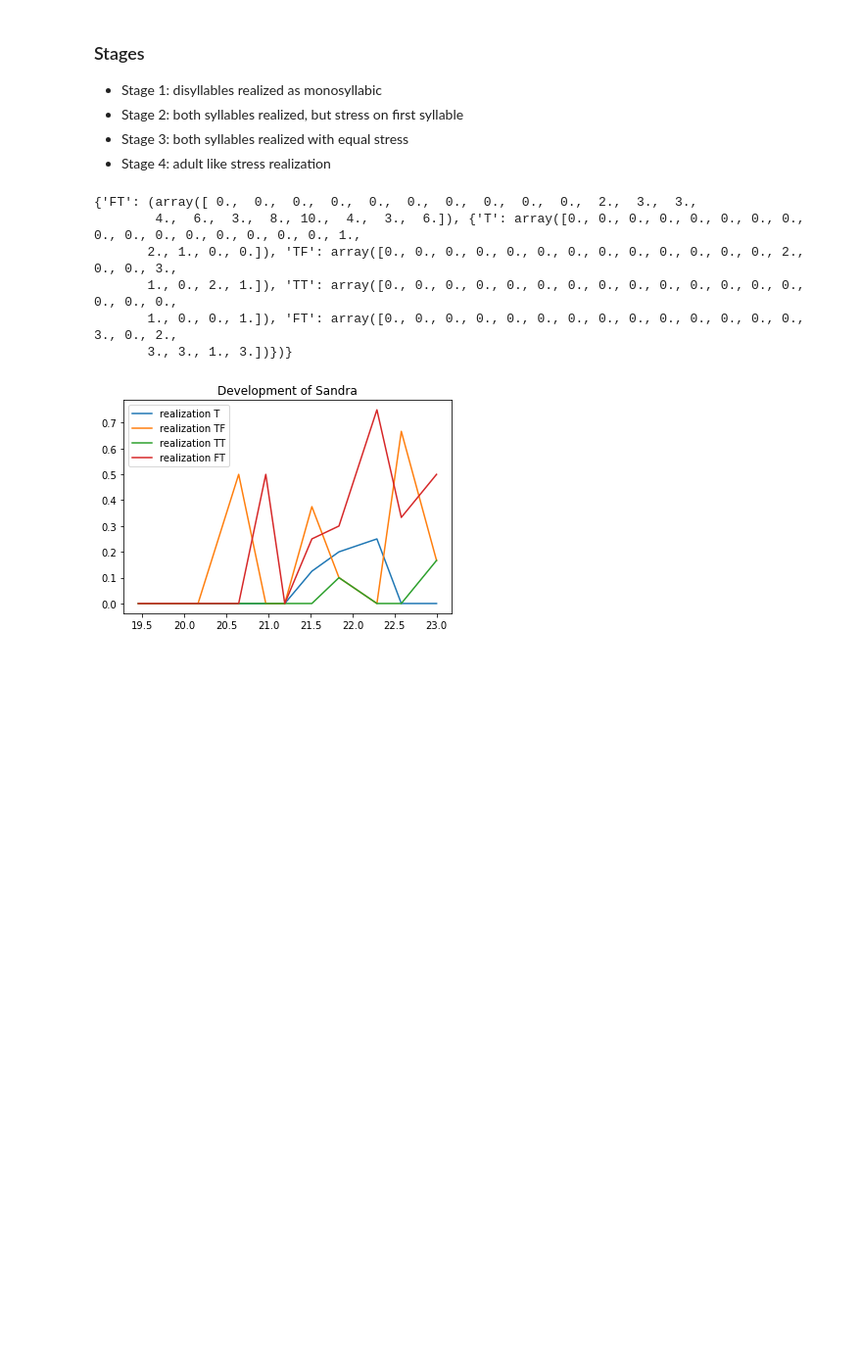
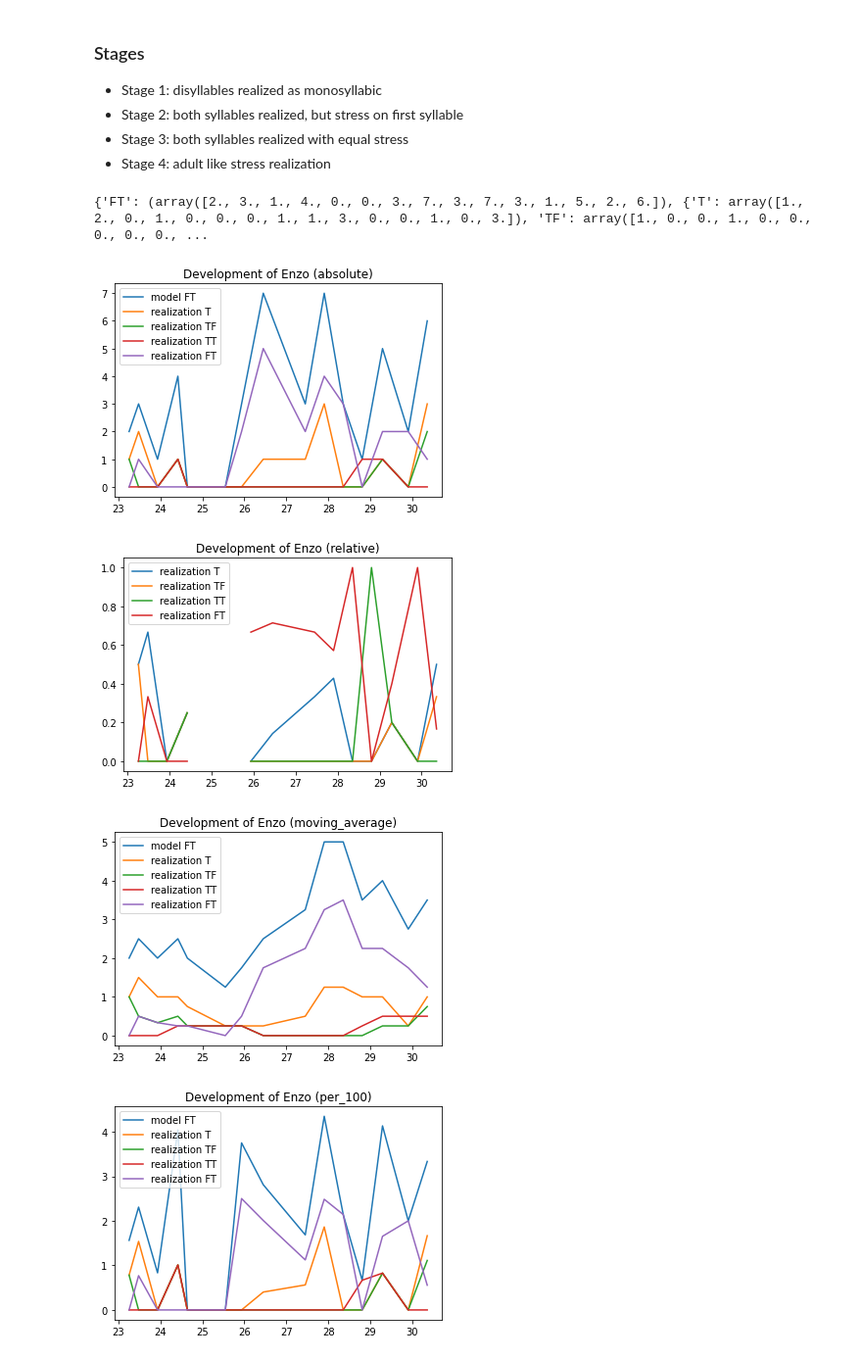
Before and after one commit to NienkeWessel/ThesisLinguistics, a Jupyter notebook: ProcessData.ipynb, the cells around one changed output. Shown at 98% size. Drawn from its saved outputs; the diff is of its cells as text; code cells hidden in the pictures; blank space fills up the shorter version.

Commit message:
Added new plotting functionalities (per 100 words, moving averages) and generalized plotting into one plotting function for counts

```diff
--- a/ProcessData.ipynb
+++ b/ProcessData.ipynb
@@ -176,6 +176,9 @@ class WordList:
         numbers = re.findall('\d+', self.time)
         # the age in months with a approximation for the number of days
         return float(numbers[0])*12 + float(numbers[1]) + float(numbers[2])/31.0
+
+def leng(wordlist):
+    return len(wordlist.wordlist)
 # %%
 class UniqueWordList(WordList):
 
@@ -852,12 +888,14 @@ test.test_is_final_syllable_heavy()
 file_names_read = {
     'Grimm': "Grimm.pkl",
     'CLPF': "data2.pkl",
-    'FoxBoyer' : "FoxBoyer.pkl"
+    'FoxBoyer' : "FoxBoyer.pkl",
+    'Bracci' : 'Bracci.pkl'
 }
 file_names_write = {
     'Grimm': "Grimm.csv",
     'CLPF': "GLPF.csv",
-    'FoxBoyer' : "FoxBoyer.csv"
+    'FoxBoyer' : "FoxBoyer.csv",
+    'Bracci' : 'Bracci.csv'
 }
 
 FoxBoyer_names = []
@@ -872,13 +910,14 @@ for i in range(1,33):
 children_names_file = {
     'Grimm': ['Sandra', 'Wiglaf', 'Eleonora', 'Nele'],
     'CLPF': ['Catootje', 'David', 'Elke', 'Enzo', 'Eva', 'Jarmo', 'Leon', 'Leonie', 'Noortje', 'Robin', 'Tirza', 'Tom'],
-    'FoxBoyer' : FoxBoyer_names
+    'FoxBoyer' : FoxBoyer_names,
+    'Bracci' : ['3028', '3025', '1005', '3022', '3023', '1006', '3024', '2017', '2011', '2027', '1002', '2008', '2015', '1001', '1003']
 }
 # %%
 # Read data and add representation column to the data
 #    Fikkert corpus/CLPF: data2.pkl
 #    Grimm corpus: Grimm.pkl
-corpus_name = "FoxBoyer"
+corpus_name = "CLPF"
 
 df = read_data(file_names_read[corpus_name])
 append_representation_to_dataframe(df)
@@ -914,7 +953,7 @@ def investigate_child_development(name):
     #print(child_test.wordlists[0])
     child.calculate_total_vocab_dev()
 
-child_test = build_wordlists_for_child(children_names_file[corpus_name][1], df)
+child_test = build_wordlists_for_child(children_names_file[corpus_name][3], df)
 #print(child_test.wordlists[0])
 child_test.build_complete_wordlists(df)
 
@@ -980,14 +1036,17 @@ Nele :
 # %%
 iamb_bisyl_phases = ['T', 'TF', 'TT', 'FT']
 patterns = {'FT': iamb_bisyl_phases}
 counts = calc_phase_1_dev(child_test, patterns)#['FT', 'FT', 'FT', 'FT', 'FT'], ['T', 'TF', 'TT', 'FT', 'AA'])
 print(counts)
-child_test.plot_count_patterns_relative(counts)
+
+child_test.plot_count_patterns(counts, mode='absolute')
+child_test.plot_count_patterns(counts, mode='relative')
+child_test.plot_count_patterns(counts, mode='moving_average')
+child_test.plot_count_patterns(counts, mode='per_100')
+child_test.plot_count_patterns(counts, mode='per_100_moving')
 # %% [output]
-{'FT': (array([ 0.,  0.,  0.,  0.,  0.,  0.,  0.,  0.,  0.,  0.,  2.,  3.,  3.,
-        4.,  6.,  3.,  8., 10.,  4.,  3.,  6.]), {'T': array([0., 0., 0., 0., 0., 0., 0., 0., 0., 0., 0., 0., 0., 0., 0., 0., 1.,
-       2., 1., 0., 0.]), 'TF': array([0., 0., 0., 0., 0., 0., 0., 0., 0., 0., 0., 0., 0., 2., 0., 0., 3.,
-       1., 0., 2., 1.]), 'TT': array([0., 0., 0., 0., 0., 0., 0., 0., 0., 0., 0., 0., 0., 0., 0., 0., 0.,
-       1., 0., 0., 1.]), 'FT': array([0., 0., 0., 0., 0., 0., 0., 0., 0., 0., 0., 0., 0., 0., 3., 0., 2.,
-       3., 3., 1., 3.])})}
+{'FT': (array([2., 3., 1., 4., 0., 0., 3., 7., 3., 7., 3., 1., 5., 2., 6.]), {'T': array([1., 2., 0., 1., 0., 0., 0., 1., 1., 3., 0., 0., 1., 0., 3.]), 'TF': array([1., 0., 0., 1., 0., 0., 0., 0., 0., ...
-[figure, old version]
+[figure, new version]
+[figure, added]
+[figure, added]
+[figure, added]
```
Also changed, not shown: parts of 8 cells of this notebook.
